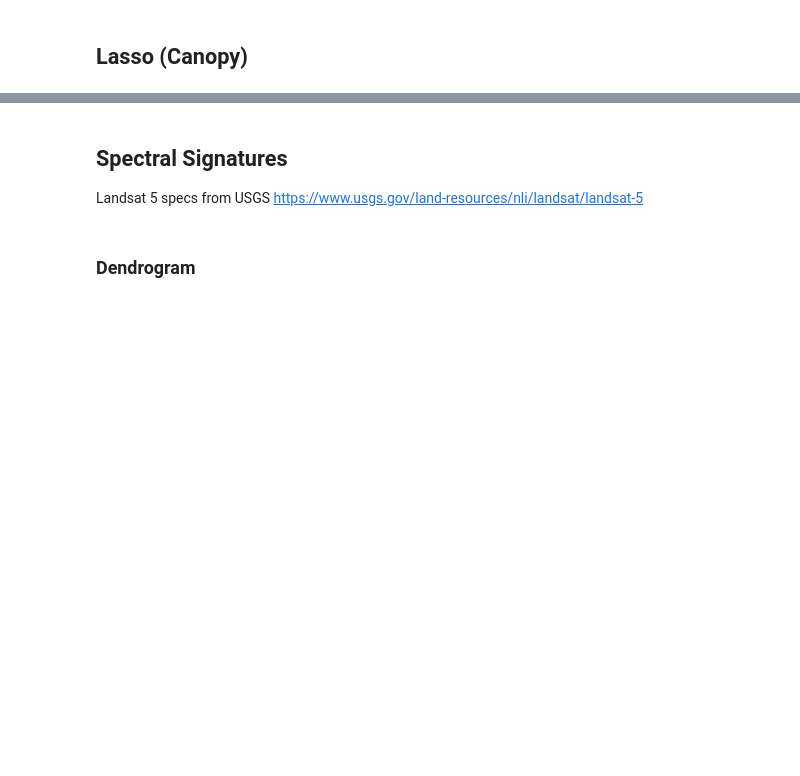
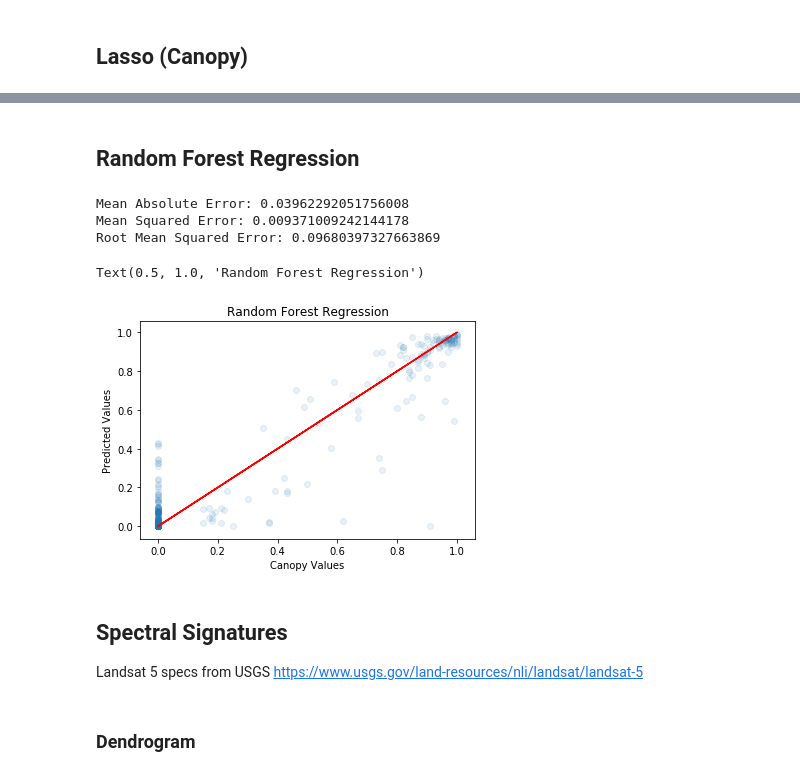
Before and after one commit to patrickcgray/landcover_rcnn, a Jupyter notebook: Sofia_Scikit2.ipynb, the cells around one changed output, grey strips where cells are left out. Saved outputs shown, nothing was run; the diff lists cells and outputs as text; code cells hidden in the pictures; blank space fills up the shorter version.

```diff
--- a/Sofia_Scikit2.ipynb
+++ b/Sofia_Scikit2.ipynb
@@ -260,3 +288,27 @@ Text(0.5, 1.0, 'Linear Regression')
+# %% [markdown]
+## Random Forest Regression
+# %%
+rfr = RandomForestRegressor()
+rfr.fit(tiles_train,canopy_train)
+pred_rfr = rfr.predict(tiles_test)
+
+print('Mean Absolute Error:',metrics.mean_absolute_error(canopy_test, pred_rfr))
+print('Mean Squared Error:',metrics.mean_squared_error(canopy_test, pred_rfr))
+print('Root Mean Squared Error:', np.sqrt(metrics.mean_squared_error(canopy_test,pred_rfr)))
+
+%matplotlib inline
+plt.figure(1);
+plt.scatter(canopy_test, pred_rfr, alpha = .1)
+plt.plot(canopy_test, canopy_test,color = 'r')
+plt.xlabel('Canopy Values')
+plt.ylabel('Predicted Values')
+plt.title('Random Forest Regression')
+# %% [output]
+Mean Absolute Error: 0.03962292051756008
+Mean Squared Error: 0.009371009242144178
+Root Mean Squared Error: 0.09680397327663869
+Text(0.5, 1.0, 'Random Forest Regression')
+[figure, added]
 # %% [markdown]
 ## Spectral Signatures
 
```
Also changed, not shown: parts of 7 cells of this notebook.
